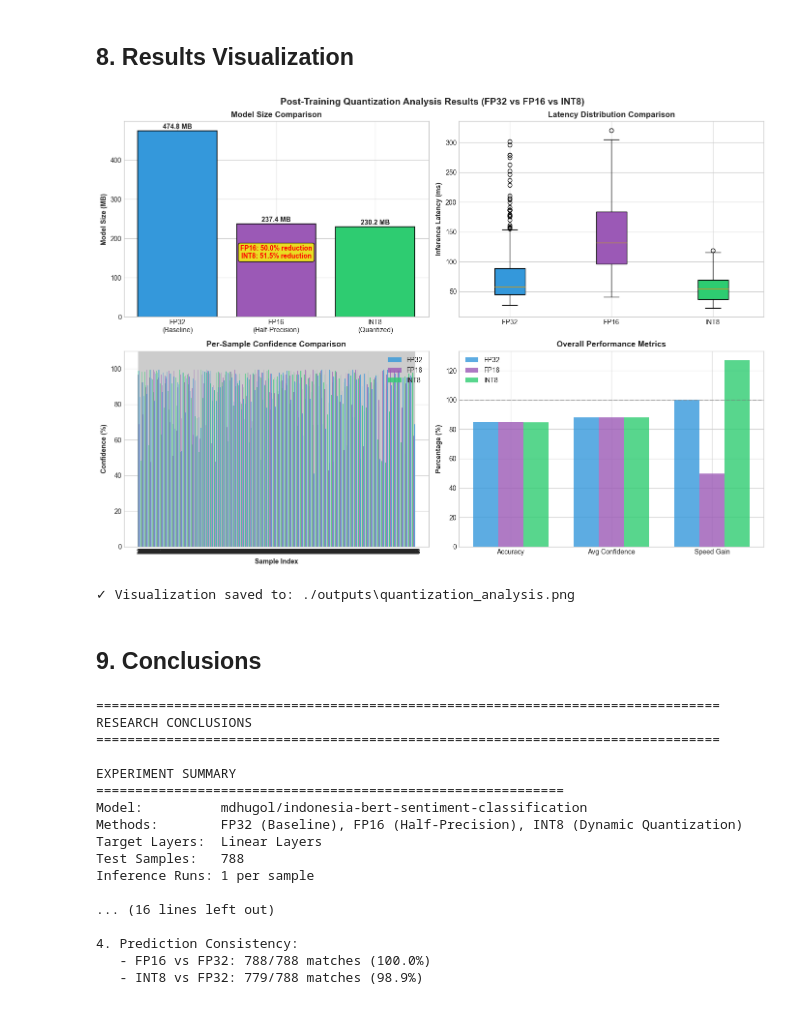
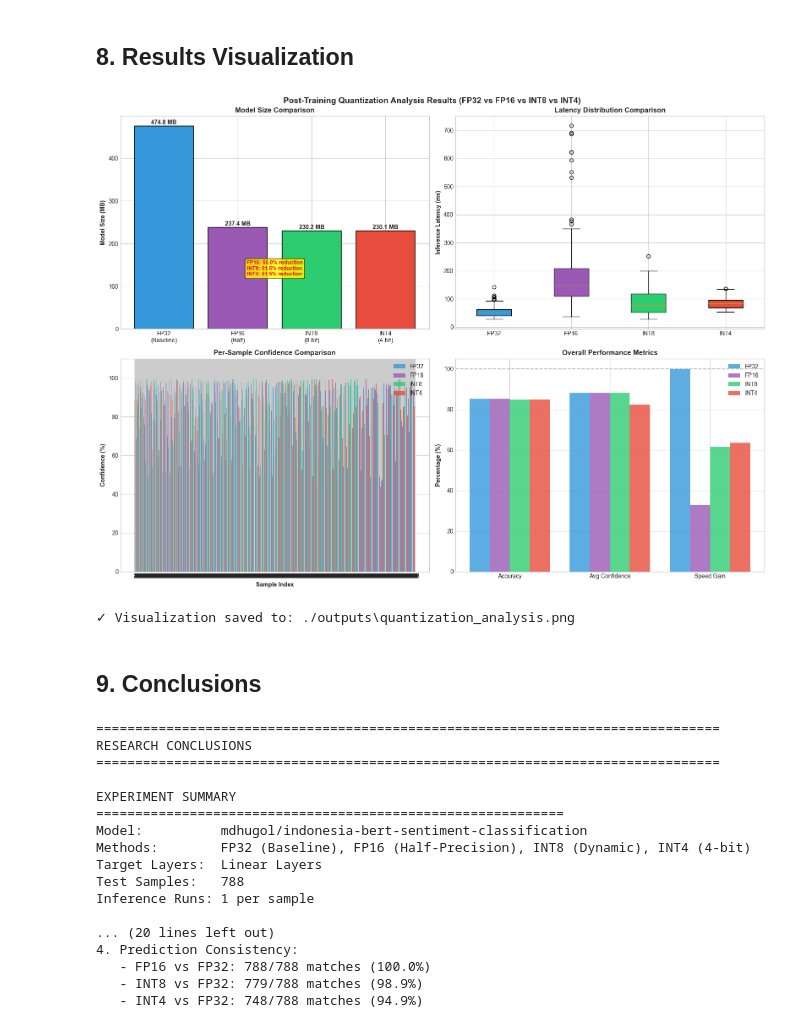
Before and after one commit to Wenfuuu/model-quantization-sentiment-analysis, a Jupyter notebook: quantization-ptq/src/standard-quantization/quantization_research.ipynb, the cells around one changed output. Drawn from its saved outputs; the diff is of its cells as text; code cells hidden in the pictures.

```diff
--- a/quantization-ptq/src/standard-quantization/quantization_research.ipynb
+++ b/quantization-ptq/src/standard-quantization/quantization_research.ipynb
@@ -589,15 +738,16 @@ Median Latency (ms)           58.08      131.79            54.62     +126.93%
 # %%
-print("\n" + "="*120)
-print("DETAILED PREDICTION COMPARISON (FP32 vs FP16 vs INT8)")
-print("="*120)
+print("\n" + "="*140)
+print("DETAILED PREDICTION COMPARISON (FP32 vs FP16 vs INT8 vs INT4)")
+print("="*140)
 
 prediction_comparison = []
-for i, (fp32_pred, fp16_pred, int8_pred) in enumerate(zip(fp32_results["predictions"], fp16_results["predictions"], int8_results["predictions"])):
+for i, (fp32_pred, fp16_pred, int8_pred, int4_pred) in enumerate(zip(fp32_results["predictions"], fp16_results["predictions"], int8_results["predictions"], int4_results["predictions"])):
     fp16_match = "✓" if fp32_pred["predicted"] == fp16_pred["predicted"] else "✗"
     int8_match = "✓" if fp32_pred["predicted"] == int8_pred["predicted"] else "✗"
+    int4_match = "✓" if fp32_pred["predicted"] == int4_pred["predicted"] else "✗"
     prediction_comparison.append({
         "#": i+1,
-        "Text": fp32_pred["text"][:35] + "...",
+        "Text": fp32_pred["text"][:30] + "...",
         "Expected": fp32_pred["expected"],
         "FP32": fp32_pred["predicted"],
         "FP32%": f"{fp32_pred['confidence']*100:.1f}%",
@@ -606,7 +756,10 @@ for i, (fp32_pred, fp16_pred, int8_pred) in enumerate(zip(fp32_results["predicti
         "FP16=FP32": fp16_match,
         "INT8": int8_pred["predicted"],
         "INT8%": f"{int8_pred['confidence']*100:.1f}%",
-        "INT8=FP32": int8_match
+        "INT8=FP32": int8_match,
+        "INT4": int4_pred["predicted"],
+        "INT4%": f"{int4_pred['confidence']*100:.1f}%",
+        "INT4=FP32": int4_match
     })
 
 df_predictions = pd.DataFrame(prediction_comparison)
@@ -614,6 +767,8 @@ print(df_predictions.to_string(index=False))
 
 fp16_mismatches = sum(1 for p in prediction_comparison if p["FP16=FP32"] == "✗")
 int8_mismatches = sum(1 for p in prediction_comparison if p["INT8=FP32"] == "✗")
+int4_mismatches = sum(1 for p in prediction_comparison if p["INT4=FP32"] == "✗")
 print(f"\nFP16 vs FP32 Consistency: {len(prediction_comparison) - fp16_mismatches}/{len(prediction_comparison)} ({(1-fp16_mismatches/len(prediction_comparison))*100:.1f}%)")
 print(f"INT8 vs FP32 Consistency: {len(prediction_comparison) - int8_mismatches}/{len(prediction_comparison)} ({(1-int8_mismatches/len(prediction_comparison))*100:.1f}%)")
+print(f"INT4 vs FP32 Consistency: {len(prediction_comparison) - int4_mismatches}/{len(prediction_comparison)} ({(1-int4_mismatches/len(prediction_comparison))*100:.1f}%)")
 # %% [output]
@@ -713,14 +886,13 @@ STATISTICAL ANALYSIS
 # %% [markdown]
 ## 8. Results Visualization <a id="8-results-visualization"></a>
 # %%
-fig, axes = plt.subplots(2, 2, figsize=(14, 10))
-fig.suptitle('Post-Training Quantization Analysis Results (FP32 vs FP16 vs INT8)', fontsize=14, fontweight='bold')
+fig, axes = plt.subplots(2, 2, figsize=(16, 12))
+fig.suptitle('Post-Training Quantization Analysis Results (FP32 vs FP16 vs INT8 vs INT4)', fontsize=14, fontweight='bold')
 
-# 1. Model Size Comparison
 ax1 = axes[0, 0]
-sizes = [fp32_size_mb, fp16_size_mb, int8_size_mb]
-labels = ['FP32\n(Baseline)', 'FP16\n(Half-Precision)', 'INT8\n(Quantized)']
-colors = ['#3498db', '#9b59b6', '#2ecc71']
+sizes = [fp32_size_mb, fp16_size_mb, int8_size_mb, int4_size_mb]
+labels = ['FP32\n(Baseline)', 'FP16\n(Half)', 'INT8\n(8-bit)', 'INT4\n(4-bit)']
+colors = ['#3498db', '#9b59b6', '#2ecc71', '#e74c3c']
 bars = ax1.bar(labels, sizes, color=colors, edgecolor='black', linewidth=1.2)
 ax1.set_ylabel('Model Size (MB)', fontweight='bold')
 ax1.set_title('Model Size Comparison', fontweight='bold')
@@ -729,68 +901,73 @@ for bar, size in zip(bars, sizes):
              f'{size:.1f} MB', ha='center', va='bottom', fontweight='bold')
 fp16_reduction = (1 - fp16_size_mb/fp32_size_mb) * 100
 int8_reduction = (1 - int8_size_mb/fp32_size_mb) * 100
-ax1.annotate(f'FP16: {fp16_reduction:.1f}% reduction\nINT8: {int8_reduction:.1f}% reduction',
-             xy=(0.5, 0.3), xycoords='axes fraction',
-             fontsize=10, ha='center', color='red', fontweight='bold',
+int4_reduction = (1 - int4_size_mb/fp32_size_mb) * 100
+ax1.annotate(f'FP16: {fp16_reduction:.1f}% reduction\nINT8: {int8_reduction:.1f}% reduction\nINT4: {int4_reduction:.1f}% reduction',
+             xy=(0.5, 0.25), xycoords='axes fraction',
+             fontsize=9, ha='center', color='red', fontweight='bold',
              bbox=dict(boxstyle='round', facecolor='yellow', alpha=0.8))
 
-# 2. Latency Distribution
 ax2 = axes[0, 1]
 latency_data = [np.array(fp32_results['latencies'])*1000,
                 np.array(fp16_results['latencies'])*1000,
-                np.array(int8_results['latencies'])*1000]
-bp = ax2.boxplot(latency_data, labels=['FP32', 'FP16', 'INT8'], patch_artist=True)
+                np.array(int8_results['latencies'])*1000,
+                np.array(int4_results['latencies'])*1000]
+bp = ax2.boxplot(latency_data, labels=['FP32', 'FP16', 'INT8', 'INT4'], patch_artist=True)
 bp['boxes'][0].set_facecolor('#3498db')
 bp['boxes'][1].set_facecolor('#9b59b6')
 bp['boxes'][2].set_facecolor('#2ecc71')
+bp['boxes'][3].set_facecolor('#e74c3c')
 ax2.set_ylabel('Inference Latency (ms)', fontweight='bold')
 ax2.set_title('Latency Distribution Comparison', fontweight='bold')
 
-# 3. Confidence Scores
 ax3 = axes[1, 0]
 x = np.arange(len(TEST_SAMPLES))
-width = 0.25
-ax3.bar(x - width, [p['confidence']*100 for p in fp32_results['predictions']],
+width = 0.2
+ax3.bar(x - 1.5*width, [p['confidence']*100 for p in fp32_results['predictions']],
         width, label='FP32', color='#3498db', alpha=0.8)
-ax3.bar(x, [p['confidence']*100 for p in fp16_results['predictions']],
+ax3.bar(x - 0.5*width, [p['confidence']*100 for p in fp16_results['predictions']],
         width, label='FP16', color='#9b59b6', alpha=0.8)
-ax3.bar(x + width, [p['confidence']*100 for p in int8_results['predictions']],
+ax3.bar(x + 0.5*width, [p['confidence']*100 for p in int8_results['predictions']],
         width, label='INT8', color='#2ecc71', alpha=0.8)
+ax3.bar(x + 1.5*width, [p['confidence']*100 for p in int4_results['predictions']],
+        width, label='INT4', color='#e74c3c', alpha=0.8)
 ax3.set_xlabel('Sample Index', fontweight='bold')
 ax3.set_ylabel('Confidence (%)', fontweight='bold')
 ax3.set_title('Per-Sample Confidence Comparison', fontweight='bold')
 ax3.set_xticks(x)
 ax3.set_xticklabels([str(i+1) for i in x])
 ax3.legend()
 ax3.set_ylim(0, 110)
 
-# 4. Performance Summary
 ax4 = axes[1, 1]
 metrics = ['Accuracy', 'Avg Confidence', 'Speed Gain']
 fp32_vals = [fp32_results['accuracy']*100, fp32_results['avg_confidence']*100, 100]
 speedup_fp16 = (fp32_results['latency_stats']['mean'] / fp16_results['latency_stats']['mean']) * 100 if fp16_results['latency_stats']['mean'] > 0 else 100
 speedup_int8 = (fp32_results['latency_stats']['mean'] / int8_results['latency_stats']['mean']) * 100 if int8_results['latency_stats']['mean'] > 0 else 100
+speedup_int4 = (fp32_results['latency_stats']['mean'] / int4_results['latency_stats']['mean']) * 100 if int4_results['latency_stats']['mean'] > 0 else 100
 fp16_vals = [fp16_results['accuracy']*100, fp16_results['avg_confidence']*100, speedup_fp16]
 int8_vals = [int8_results['accuracy']*100, int8_results['avg_confidence']*100, speedup_int8]
+int4_vals = [int4_results['accuracy']*100, int4_results['avg_confidence']*100, speedup_int4]
 
 x = np.arange(len(metrics))
-ax4.bar(x - width, fp32_vals, width, label='FP32', color='#3498db', alpha=0.8)
-ax4.bar(x, fp16_vals, width, label='FP16', color='#9b59b6', alpha=0.8)
-ax4.bar(x + width, int8_vals, width, label='INT8', color='#2ecc71', alpha=0.8)
+ax4.bar(x - 1.5*width, fp32_vals, width, label='FP32', color='#3498db', alpha=0.8)
+ax4.bar(x - 0.5*width, fp16_vals, width, label='FP16', color='#9b59b6', alpha=0.8)
+ax4.bar(x + 0.5*width, int8_vals, width, label='INT8', color='#2ecc71', alpha=0.8)
+ax4.bar(x + 1.5*width, int4_vals, width, label='INT4', color='#e74c3c', alpha=0.8)
 ax4.set_ylabel('Percentage (%)', fontweight='bold')
 ax4.set_title('Overall Performance Metrics', fontweight='bold')
 ax4.set_xticks(x)
 ax4.set_xticklabels(metrics)
 ax4.legend()
 ax4.axhline(y=100, color='gray', linestyle='--', alpha=0.5)
 
 plt.tight_layout()
 plt.savefig(os.path.join(CONFIG['output_dir'], 'quantization_analysis.png'), dpi=150, bbox_inches='tight')
 plt.show()
 
 print(f"\n✓ Visualization saved to: {os.path.join(CONFIG['output_dir'], 'quantization_analysis.png')}")
 # %% [output]
-[figure, old version]
+[figure, new version]
 ✓ Visualization saved to: ./outputs\quantization_analysis.png
 # %% [markdown]
 ## 9. Conclusions <a id="9-conclusions"></a>
@@ -803,7 +980,7 @@ print(f"""
 EXPERIMENT SUMMARY
 {'='*60}
 Model:          {CONFIG['model_id']}
-Methods:        FP32 (Baseline), FP16 (Half-Precision), INT8 (Dynamic Quantization)
+Methods:        FP32 (Baseline), FP16 (Half-Precision), INT8 (Dynamic), INT4 (4-bit)
 Target Layers:  Linear Layers
 Test Samples:   {len(TEST_SAMPLES)}
 Inference Runs: {CONFIG['num_inference_runs']} per sample
@@ -814,20 +991,24 @@ KEY FINDINGS
    - Original (FP32): {fp32_size_mb:.2f} MB
    - Half-Precision (FP16): {fp16_size_mb:.2f} MB ({(1 - fp16_size_mb/fp32_size_mb)*100:.2f}% reduction)
    - Quantized (INT8): {int8_size_mb:.2f} MB ({(1 - int8_size_mb/fp32_size_mb)*100:.2f}% reduction)
+   - Quantized (INT4): {int4_size_mb:.2f} MB ({(1 - int4_size_mb/fp32_size_mb)*100:.2f}% reduction)
 
 2. Accuracy Impact:
    - FP32 Accuracy: {fp32_results['accuracy']*100:.2f}%
    - FP16 Accuracy: {fp16_results['accuracy']*100:.2f}% ({(fp16_results['accuracy'] - fp32_results['accuracy'])*100:+.2f}%)
    - INT8 Accuracy: {int8_results['accuracy']*100:.2f}% ({(int8_results['accuracy'] - fp32_results['accuracy'])*100:+.2f}%)
+   - INT4 Accuracy: {int4_results['accuracy']*100:.2f}% ({(int4_results['accuracy'] - fp32_results['accuracy'])*100:+.2f}%)
 
 3. Inference Latency:
    - FP32 Mean: {fp32_results['latency_stats']['mean']*1000:.2f} ms
    - FP16 Mean: {fp16_results['latency_stats']['mean']*1000:.2f} ms ({(fp32_results['latency_stats']['mean']/fp16_results['latency_stats']['mean']):.2f}x speedup)
    - INT8 Mean: {int8_results['latency_stats']['mean']*1000:.2f} ms ({(fp32_results['latency_stats']['mean']/int8_results['latency_stats']['mean']):.2f}x speedup)
+   - INT4 Mean: {int4_results['latency_stats']['mean']*1000:.2f} ms ({(fp32_results['latency_stats']['mean']/int4_results['latency_stats']['mean']):.2f}x speedup)
 
 4. Prediction Consistency:
    - FP16 vs FP32: {len(TEST_SAMPLES) - fp16_mismatches}/{len(TEST_SAMPLES)} matches ({(1-fp16_mismatches/len(TEST_SAMPLES))*100:.1f}%)
    - INT8 vs FP32: {len(TEST_SAMPLES) - int8_mismatches}/{len(TEST_SAMPLES)} matches ({(1-int8_mismatches/len(TEST_SAMPLES))*100:.1f}%)
+   - INT4 vs FP32: {len(TEST_SAMPLES) - int4_mismatches}/{len(TEST_SAMPLES)} matches ({(1-int4_mismatches/len(TEST_SAMPLES))*100:.1f}%)
 
 """)
 # %% [output]
@@ -838,13 +1019,13 @@ RESEARCH CONCLUSIONS
 EXPERIMENT SUMMARY
 ============================================================
 Model:          mdhugol/indonesia-bert-sentiment-classification
-Methods:        FP32 (Baseline), FP16 (Half-Precision), INT8 (Dynamic Quantization)
+Methods:        FP32 (Baseline), FP16 (Half-Precision), INT8 (Dynamic), INT4 (4-bit)
 Target Layers:  Linear Layers
 Test Samples:   788
 Inference Runs: 1 per sample
 
-... (16 lines left out)
-
+... (20 lines left out)
 4. Prediction Consistency:
    - FP16 vs FP32: 788/788 matches (100.0%)
    - INT8 vs FP32: 779/788 matches (98.9%)
+   - INT4 vs FP32: 748/788 matches (94.9%)
```
Also changed, not shown: parts of 16 cells of this notebook, 2 other files.
